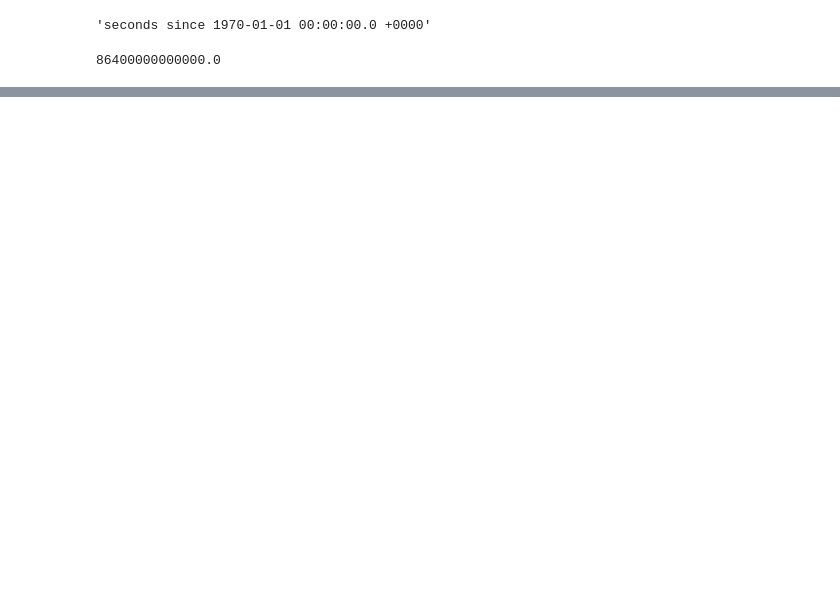
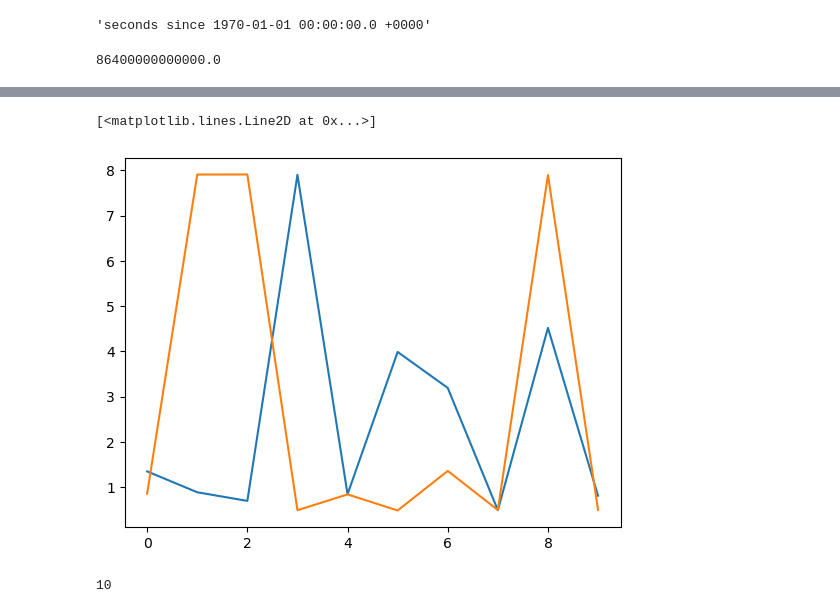
Before and after one commit to Daafip/Msc-Thesis-Notebooks, a Jupyter notebook: 2. Run first DA HBV.ipynb, the cells around one changed output, grey strips where cells are left out. Saved outputs shown, nothing was run; the diff lists cells and outputs as text; code cells hidden in the pictures; blank space fills up the shorter version.

```diff
--- a/2. Run first DA HBV.ipynb
+++ b/2. Run first DA HBV.ipynb
@@ -172,0 +225,40 @@ ax.set_title(f"Run of {n_particles} particles compared ot observations - No resa
+# %%
+time = []
+t_index = 0
+while ref_model.time < ref_model.end_time:
+    time.append(pd.Timestamp(ref_model.time_as_datetime.date()))
+
+    # run model forward
+    for m_index, ensembleMember in enumerate(ensemble):
+        ensembleMember.update()
+        # get
+        Q_m_arr[m_index, t_index] = np.array([ensembleMember.get_value("Q_m")])
+        storage_terms_arr[m_index, t_index] = np.array([ensembleMember.get_value(storage) for storage in stor_names]).flatten()
+        parameter_terms_arr[m_index, t_index] = np.array([ensembleMember.get_value(parameter) for parameter in param_names]).flatten()
+
+    Q_obs = ds.sel(time=np.asarray(np.array([ref_model.time]), dtype='datetime64[s]'))["Q"].values # get observed value from xarray
+    likelihood = generate_weights(Q_m_arr[:,t_index], Q_obs)
+    resample_indices = random.choices(population=np.arange(n_particles),weights=likelihood, k=n_particles)
+
+    new_parameters = parameter_terms_arr[:, t_index].copy()[resample_indices]
+    new_storage    = storage_terms_arr[:, t_index].copy()[resample_indices]
+    # new_lag        = lag_terms_prior[resample_indices] # dont have a way to set new lag function as of yet
+
+    # add noise
+    sigma = 0.005
+    new_parameters = np.array([np.array([max(perturbed + add_noise(sigma),1e-6) for perturbed in par])
+                               for par in new_parameters.T]).T
+    new_storage    = np.array([np.array([max(perturbed + add_noise(sigma),1e-6) for perturbed in stor])
+                               for stor in new_storage.T]).T
+    # new_lag        = np.array([np.array([max(perturbed + add_noise(sigma),1e-6) for perturbed in lag])
+    #                            for lag in new_lag.T]).T
+
+
+    # update the parameters & states
+    for index, ensembleMember in enumerate(ensemble):
+        [ensembleMember.set_value(parameter, new_parameters[p_index]) for p_index, parameter in enumerate(param_names)]
+        [ensembleMember.set_value(storage, new_storage[s_index]) for s_index, storage in enumerate(stor_names)]
+            # ensembleMember.set_value("memory_vector_lag", new_lag[index])
+
+    # advance the index
+    t_index+=1
@@ -172,0 +278,10 @@ ax.set_title(f"Run of {n_particles} particles compared ot observations - No resa
+# %%
+plt.plot(parameter_terms_arr[:,-1,0].T);
+plt.plot(new_parameters[:,0])
+# %% [output]
+[<matplotlib.lines.Line2D at 0x...>]
+[figure, added]
+# %%
+len(parameter_terms_arr[:,0] )
+# %% [output]
+10
```
Also changed, not shown: parts of 20 cells of this notebook, 2 other files.
